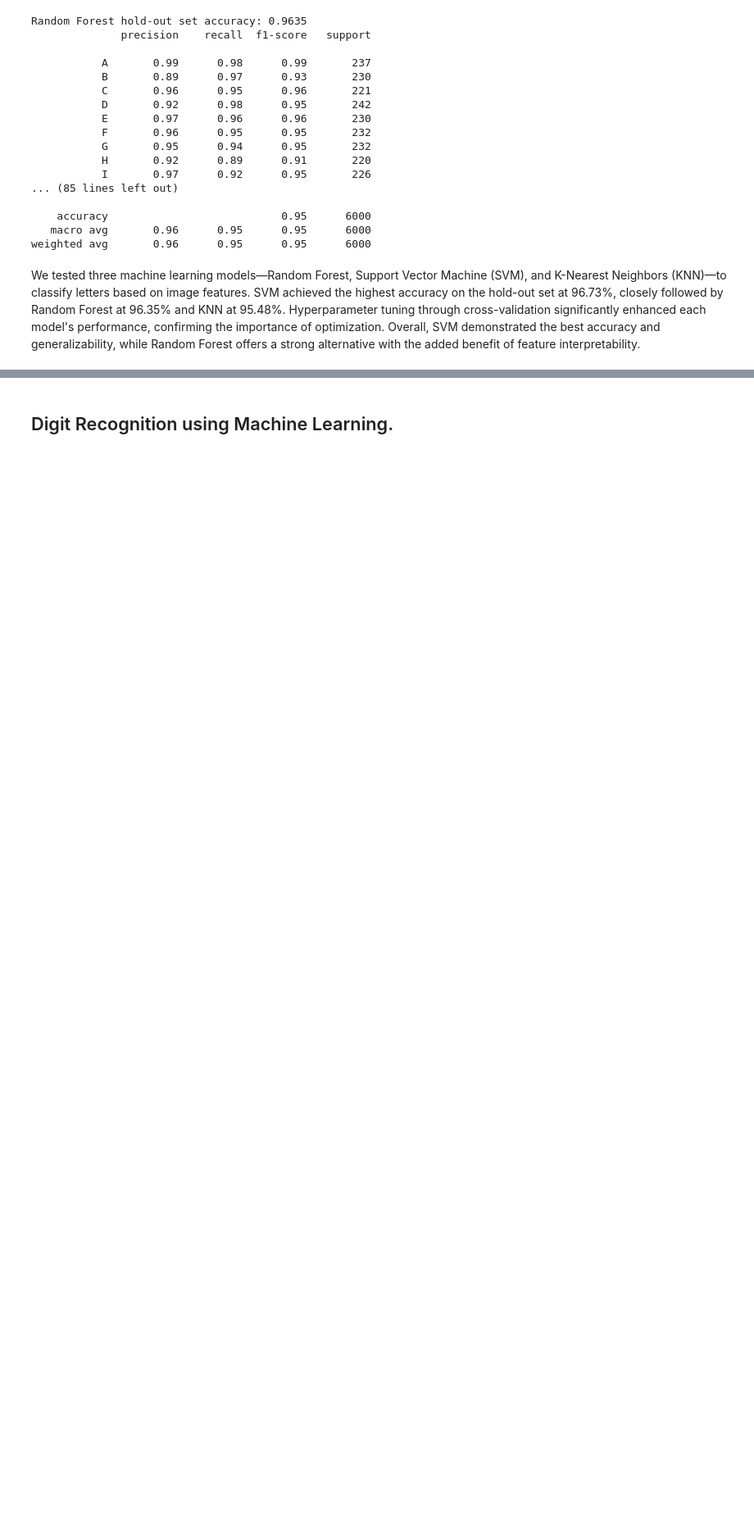
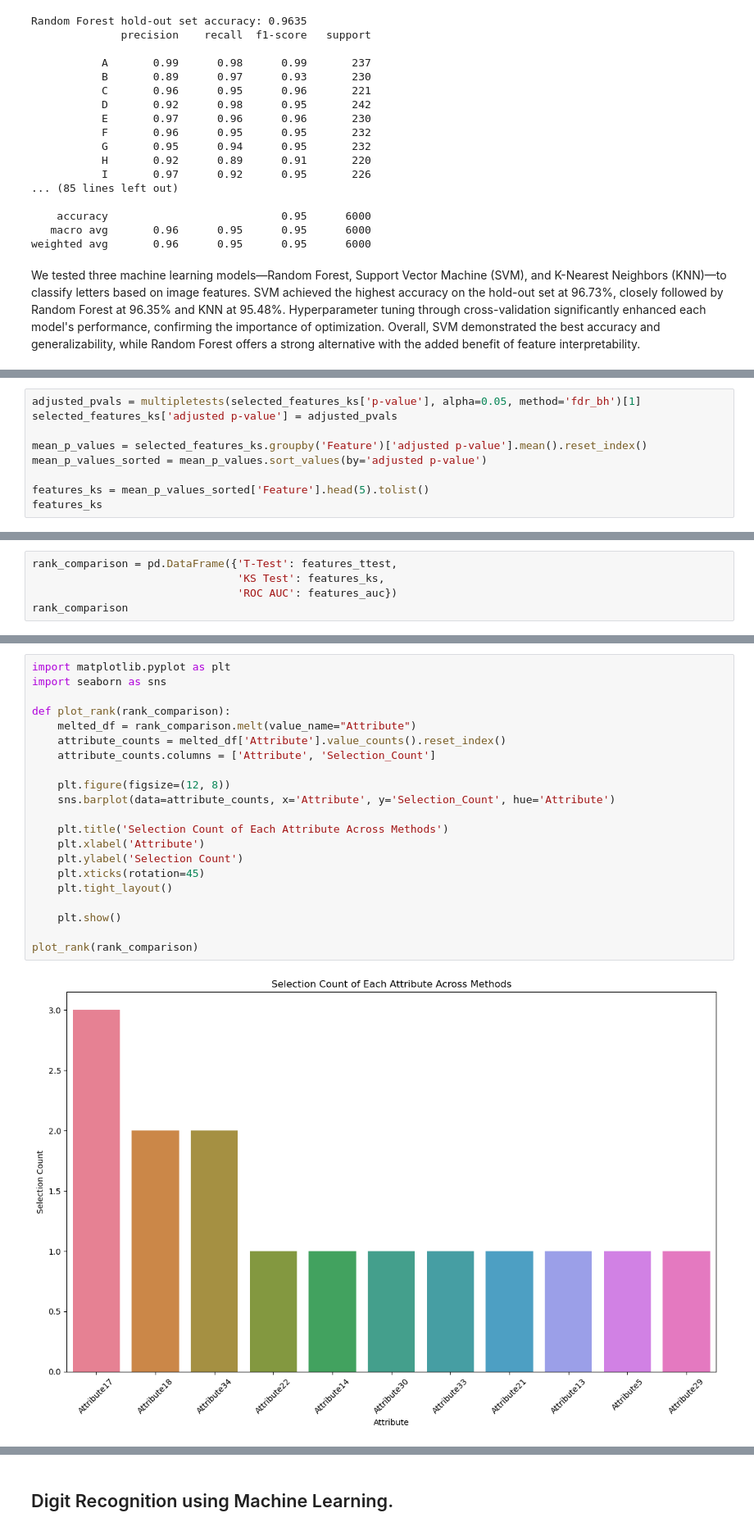
Before and after one commit to EriherSizac/MCCi-2024-Ag-Dec, a Jupyter notebook: Vision Computadora/Tareas/Tarea 3/HW3.ipynb, the cells around one changed output, grey strips where cells are left out. Shown: that part at 82% size. Drawn from its saved outputs; the diff is of its cells as text; blank space fills up the shorter version.

Commit message:
Feature selection y PCA

```diff
--- a/Vision Computadora/Tareas/Tarea 3/HW3.ipynb
+++ b/Vision Computadora/Tareas/Tarea 3/HW3.ipynb
@@ -198,0 +427,9 @@ We tested three machine learning models—Random Forest, Support Vector Machine
+# %%
+adjusted_pvals = multipletests(selected_features_ks['p-value'], alpha=0.05, method='fdr_bh')[1]
+selected_features_ks['adjusted p-value'] = adjusted_pvals
+
+mean_p_values = selected_features_ks.groupby('Feature')['adjusted p-value'].mean().reset_index()
+mean_p_values_sorted = mean_p_values.sort_values(by='adjusted p-value')
+
+features_ks = mean_p_values_sorted['Feature'].head(5).tolist()
+features_ks
@@ -198,0 +491,5 @@ We tested three machine learning models—Random Forest, Support Vector Machine
+# %%
+rank_comparison = pd.DataFrame({'T-Test': features_ttest,
+                                'KS Test': features_ks,
+                                'ROC AUC': features_auc})
+rank_comparison
@@ -198,0 +505,23 @@ We tested three machine learning models—Random Forest, Support Vector Machine
+# %%
+import matplotlib.pyplot as plt
+import seaborn as sns
+
+def plot_rank(rank_comparison):
+    melted_df = rank_comparison.melt(value_name="Attribute")
+    attribute_counts = melted_df['Attribute'].value_counts().reset_index()
+    attribute_counts.columns = ['Attribute', 'Selection_Count']
+
+    plt.figure(figsize=(12, 8))
+    sns.barplot(data=attribute_counts, x='Attribute', y='Selection_Count', hue='Attribute')
+
+    plt.title('Selection Count of Each Attribute Across Methods')
+    plt.xlabel('Attribute')
+    plt.ylabel('Selection Count')
+    plt.xticks(rotation=45)
+    plt.tight_layout()
+
+    plt.show()
+
+plot_rank(rank_comparison)
+# %% [output]
+[figure, added]
```
Also changed, not shown: parts of 47 cells of this notebook.
